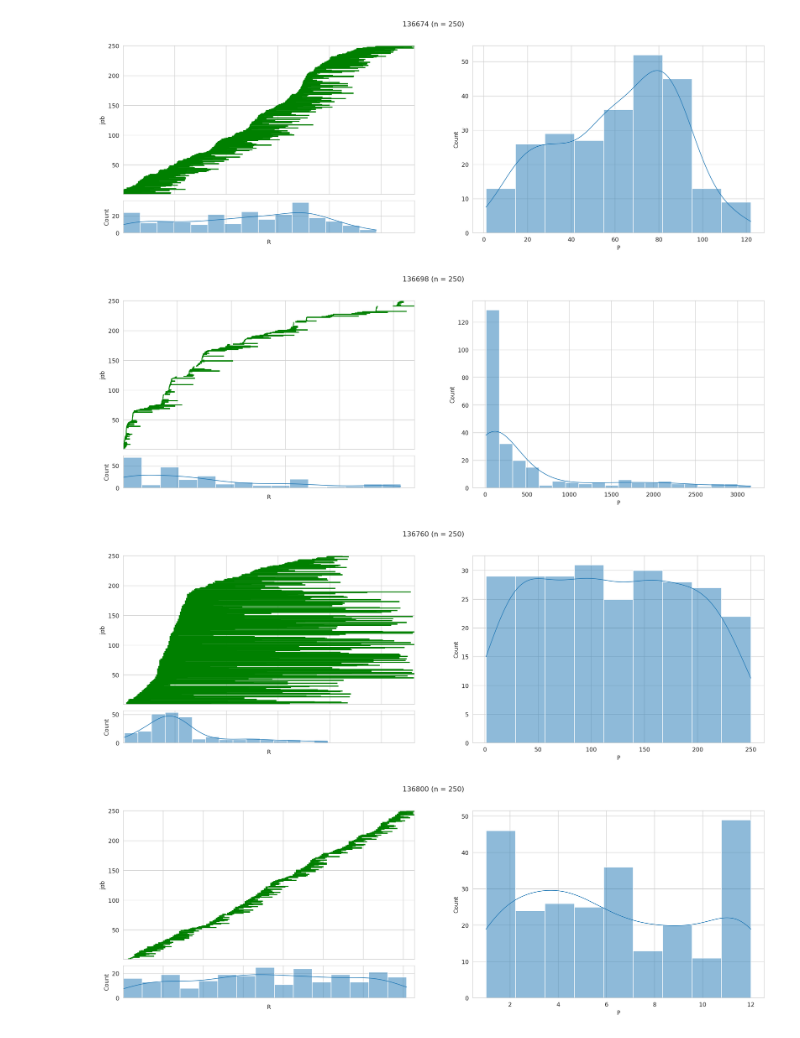
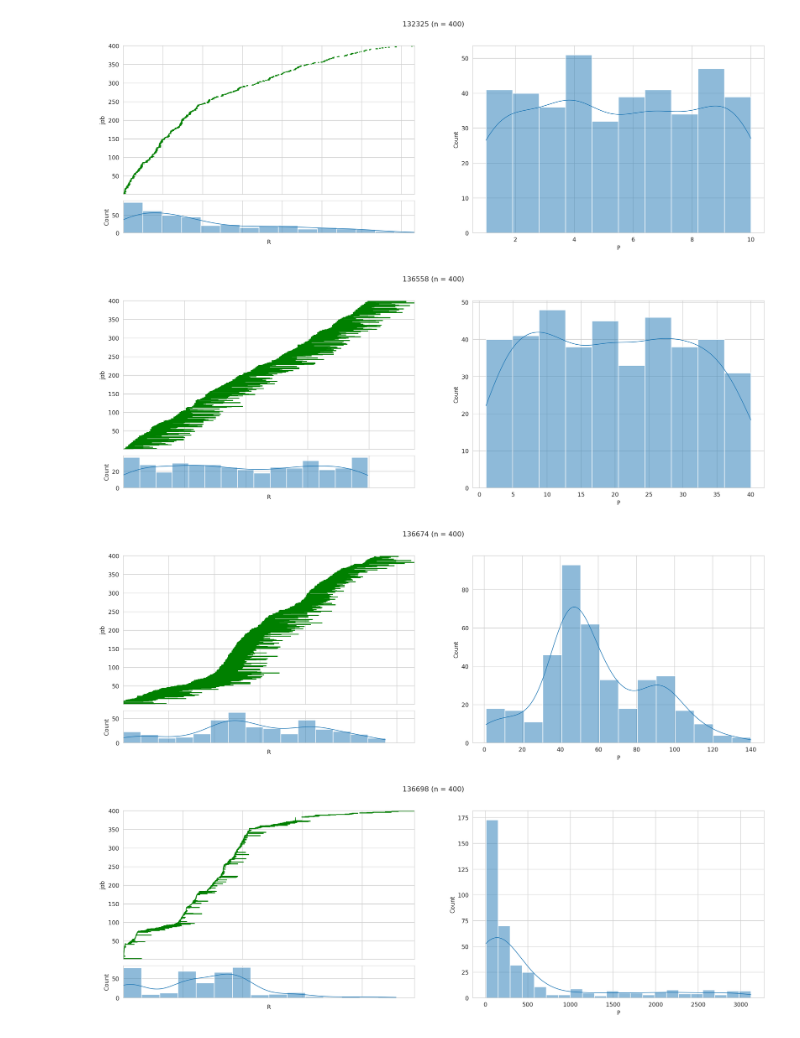
Before and after one commit to SochaK148/ptsz_mm, a Jupyter notebook: zadanie2/docs/visualize.ipynb, the cells around one changed output. Drawn from its saved outputs; the diff is of its cells as text; code cells hidden in the pictures.

```diff
--- a/zadanie2/docs/visualize.ipynb
+++ b/zadanie2/docs/visualize.ipynb
@@ -43,9 +43,10 @@ def readinstance(path):
         assert len(P) == N, f'P must have {N} elements, but got {len(P)}'
         return B, P, R
 
-n = 250
-for id in '132325 136674 136698 136760 136800 136809 142192'.split():
-    B, P, R = readinstance(f'../public/zadanie2/in/{id}/{id}_{n}.txt')
+n = 400
+ids = '132203 132325 136558 136674 136698 136704 136748 136751 136760 136800 136809 142192'.split(' ')
+for id in ids:
+    B, P, R = readinstance(f'../in/{id}/{id}_{n}.txt')
     fig = plot_instance(B, P, R)
     fig.suptitle(f'{id} (n = {n})')
     plt.show()
@@ -54,4 +55,4 @@ for id in '132325 136674 136698 136760 136800 136809 142192'.split():
-[figure, old version]
+[figure, new version]
-[figure, old version]
+[figure, new version]
-[figure, old version]
+[figure, new version]
-[figure, old version]
+[figure, new version]
```
Also changed, not shown: parts of 1 cell of this notebook.
